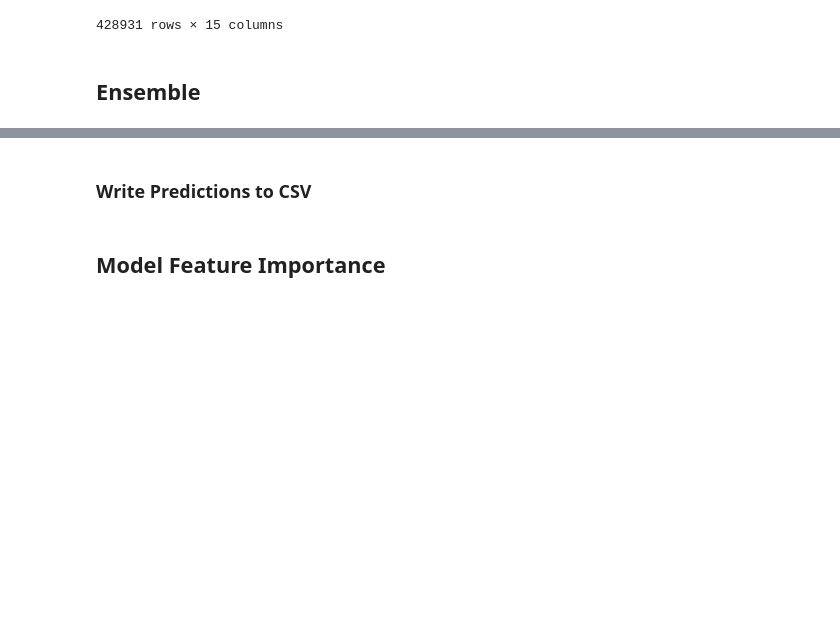
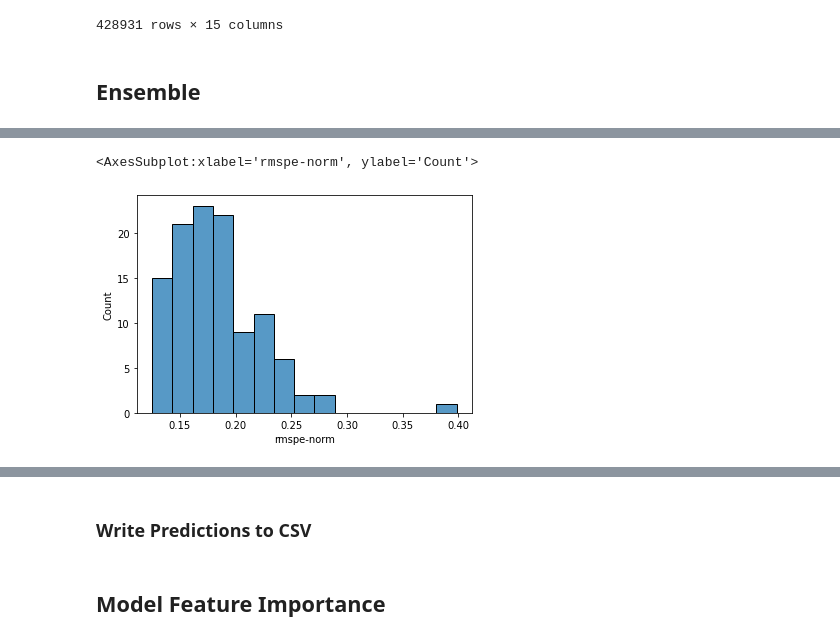
Before and after one commit to numanfr/DATA_project, a Jupyter notebook: Final-Ensemble.ipynb, the cells around one changed output, grey strips where cells are left out. Drawn from its saved outputs; the diff is of its cells as text; code cells hidden in the pictures; blank space fills up the shorter version.

```diff
--- a/Final-Ensemble.ipynb
+++ b/Final-Ensemble.ipynb
@@ -1598,0 +1607,5 @@ sns.boxplot(data=master[["rmspe-weighted"]], orient="h", showfliers=False)
+# %%
+sns.histplot(master.groupby("stock_id")['rmspe-norm'].mean())
+# %% [output]
+<AxesSubplot:xlabel='rmspe-norm', ylabel='Count'>
+[figure, added]
```
Also changed, not shown: parts of 85 cells of this notebook, 1 other file.
